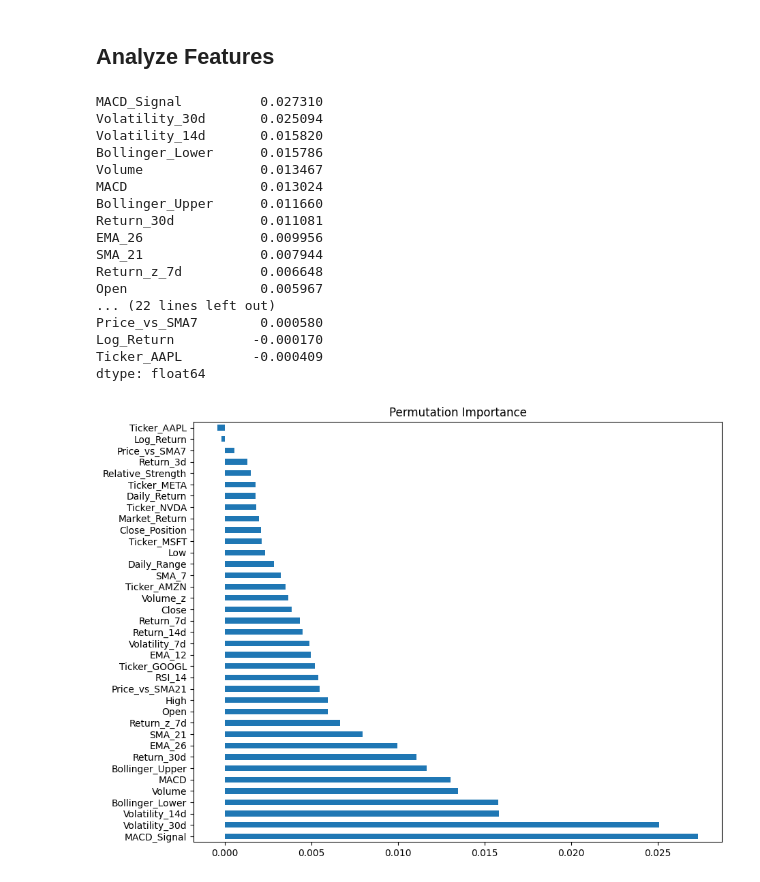
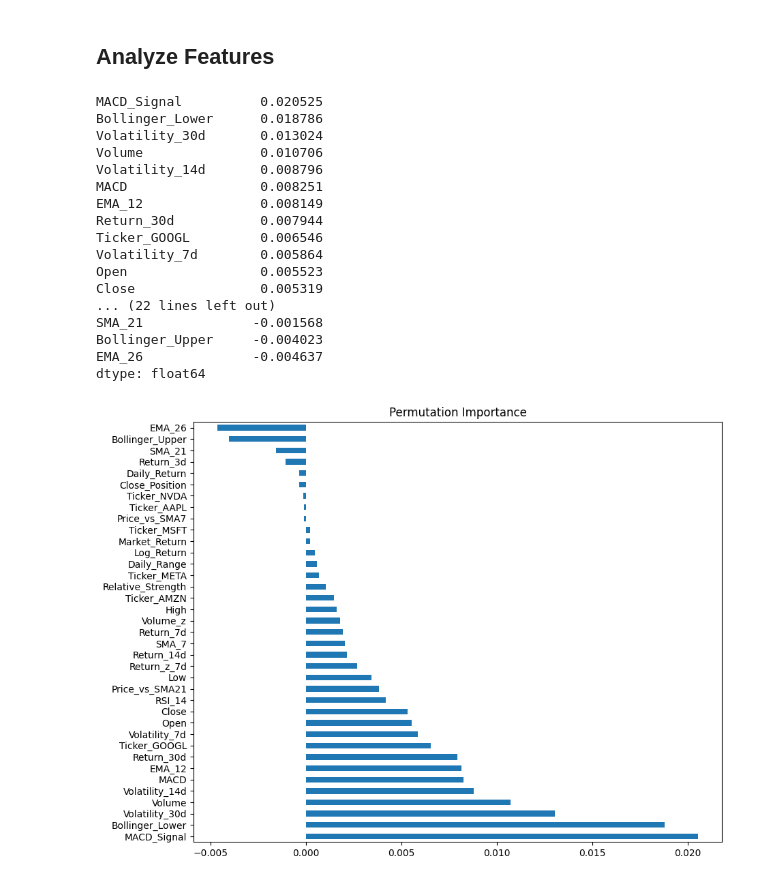
Before and after one commit to jli433/CMSC320_Final_Project, a Jupyter notebook: data.ipynb, the cells around one changed output. Cells and saved outputs as stored; diff of their text form; code cells hidden in the pictures.

Commit message:
ML Design/Training, added comparison and explanations

```diff
--- a/data.ipynb
+++ b/data.ipynb
@@ -540,7 +544,7 @@ Next, lets define the the target variable and create labels. To do this, we need
 stocks_df["Future_Return_20d"] = (stocks_df.groupby("Ticker")["Close"].shift(-20) - stocks_df["Close"]) / stocks_df["Close"]
 
 # Label target data
-stocks_df["Target"] = (stocks_df["Future_Return_20d"] > 0).astype(int)
+stocks_df["Target"] = (stocks_df["Future_Return_20d"] > 0.01).astype(int)
 # %% [markdown]
 Next, we want to create new features that will help us improve our ability to prediect 20 day return. The first set of features we will make will help track the momentum of the stock. These constist of looking at the past 3, 7, 14, and 30 day percent returns. These will allow the Random Forest Classifer to consider trends over time.
 # %%
@@ -648,0 +682,13 @@ RandomForestClassifier(class_weight='balanced', max_depth=10, n_estimators=300,
+# %%
+def create_rf_model():
+    return RandomForestClassifier(
+        n_estimators = 300,
+        max_depth = 8,
+        class_weight = "balanced",
+        min_samples_split = 10,
+        min_samples_leaf = 5,
+        random_state = 42
+    )
+
+rf = create_rf_model()
+rf.fit(X_train, y_train) # train model on training set. Although done with scaling to ensure equivalence above, Random Forest itself doesn't need to be scaled.
@@ -703,50 +751,50 @@ weighted avg       0.83      0.83      0.83      2052
 # %%
 from sklearn.inspection import permutation_importance
 
 result = permutation_importance(
     rf, X_test, y_test,
     n_repeats=10,
     random_state=42,
     n_jobs=-1
 )
 
 perm_importance = pd.Series(result.importances_mean, index=features)
 perm_importance = perm_importance.sort_values(ascending=False)
 
 print(perm_importance)
 perm_importance.plot(kind="barh", figsize=(10,8))
 plt.title("Permutation Importance")
 plt.show()
 
+# REDUNDANT
+# # =========================
+# # FEATURE IMPORTANCE
+# # =========================
 
-# =========================
-# FEATURE IMPORTANCE
-# =========================
+# importance = pd.Series(rf.feature_importances_, index=features)
 
-importance = pd.Series(rf.feature_importances_, index=features)
-
-importance.sort_values().plot(kind="barh", figsize=(10, 9))
-plt.title("Random Forest Feature Importance")
-plt.xlabel("Importance")
-plt.ylabel("Feature")
-plt.tight_layout()
-plt.show()
+# importance.sort_values().plot(kind="barh", figsize=(10, 9))
+# plt.title("Random Forest Feature Importance")
+# plt.xlabel("Importance")
+# plt.ylabel("Feature")
+# plt.tight_layout()
+# plt.show()
 # %% [output]
-MACD_Signal          0.027310
-Volatility_30d       0.025094
-Volatility_14d       0.015820
-Bollinger_Lower      0.015786
-Volume               0.013467
-MACD                 0.013024
-Bollinger_Upper      0.011660
-Return_30d           0.011081
-EMA_26               0.009956
-SMA_21               0.007944
-Return_z_7d          0.006648
-Open                 0.005967
+MACD_Signal          0.020525
+Bollinger_Lower      0.018786
+Volatility_30d       0.013024
+Volume               0.010706
+Volatility_14d       0.008796
+MACD                 0.008251
+EMA_12               0.008149
+Return_30d           0.007944
+Ticker_GOOGL         0.006546
+Volatility_7d        0.005864
+Open                 0.005523
+Close                0.005319
 ... (22 lines left out)
-Price_vs_SMA7        0.000580
-Log_Return          -0.000170
-Ticker_AAPL         -0.000409
+SMA_21              -0.001568
+Bollinger_Upper     -0.004023
+EMA_26              -0.004637
 dtype: float64
-[figure, old version]
+[figure, new version]
```
Also changed, not shown: parts of 20 cells of this notebook.
